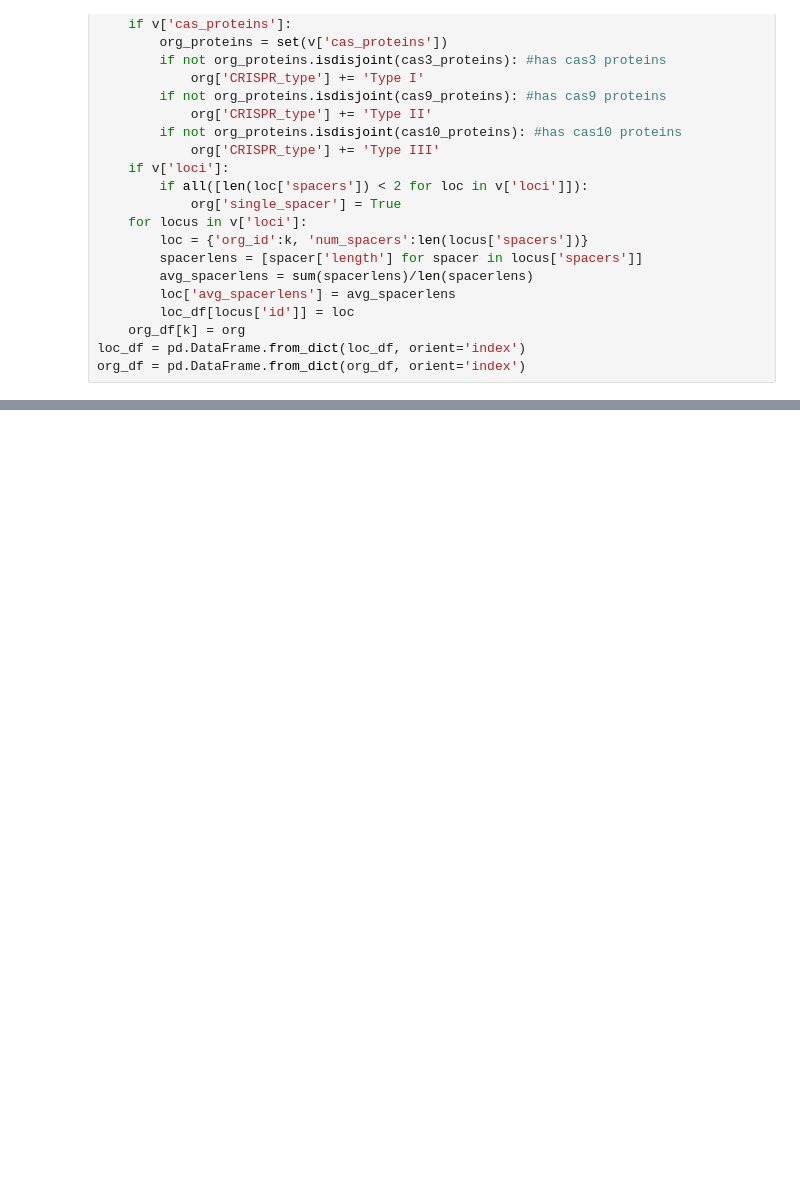
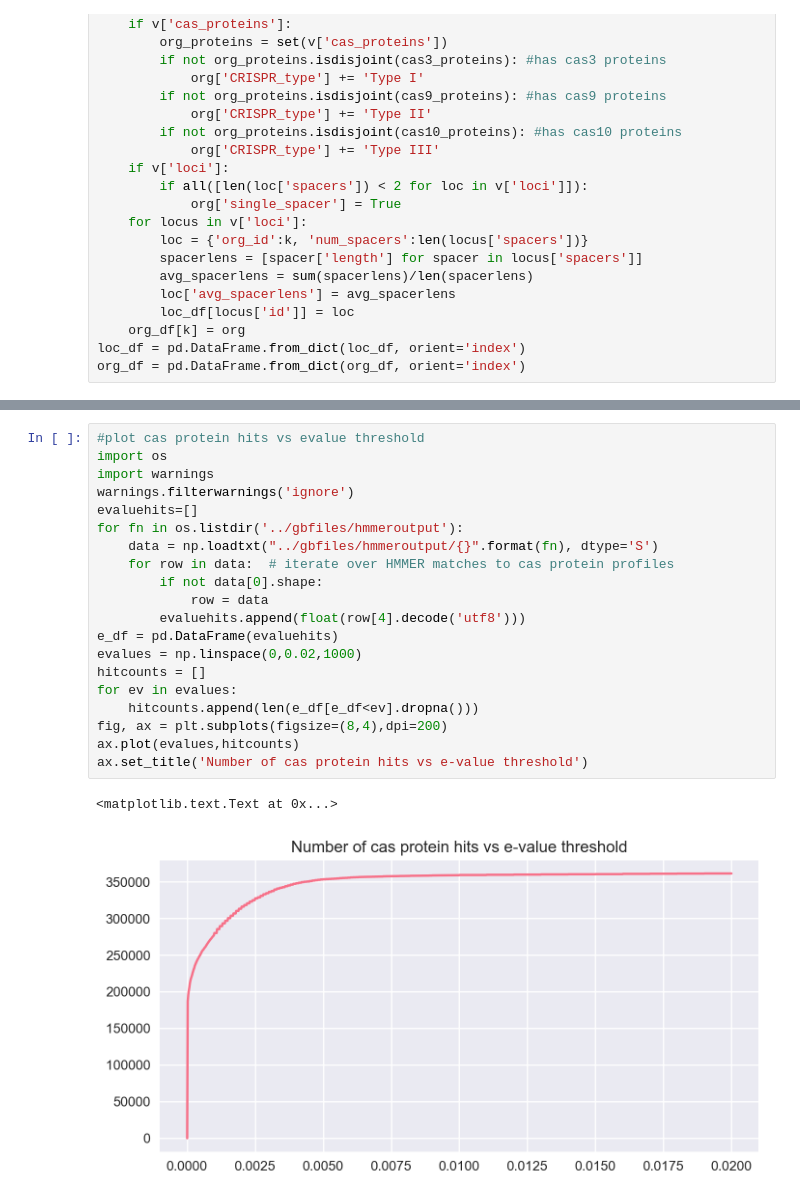
Before and after one commit to cemyld/phageParser, a Jupyter notebook: demos/Journal.ipynb, the cells around one changed output, grey strips where cells are left out. Saved outputs shown, nothing was run; the diff lists cells and outputs as text; blank space fills up the shorter version.

```diff
--- a/demos/Journal.ipynb
+++ b/demos/Journal.ipynb
@@ -97,0 +221,23 @@ len(a)
+# %%
+#plot cas protein hits vs evalue threshold
+import os
+import warnings
+warnings.filterwarnings('ignore')
+evaluehits=[]
+for fn in os.listdir('../gbfiles/hmmeroutput'):
+    data = np.loadtxt("../gbfiles/hmmeroutput/{}".format(fn), dtype='S')
+    for row in data:  # iterate over HMMER matches to cas protein profiles
+        if not data[0].shape:
+            row = data
+        evaluehits.append(float(row[4].decode('utf8')))
+e_df = pd.DataFrame(evaluehits)
+evalues = np.linspace(0,0.02,1000)
+hitcounts = []
+for ev in evalues:
+    hitcounts.append(len(e_df[e_df<ev].dropna()))
+fig, ax = plt.subplots(figsize=(8,4),dpi=200)
+ax.plot(evalues,hitcounts)
+ax.set_title('Number of cas protein hits vs e-value threshold')
+# %% [output]
+<matplotlib.text.Text at 0x...>
+[figure, added]
```
Also changed, not shown: parts of 13 cells of this notebook.
